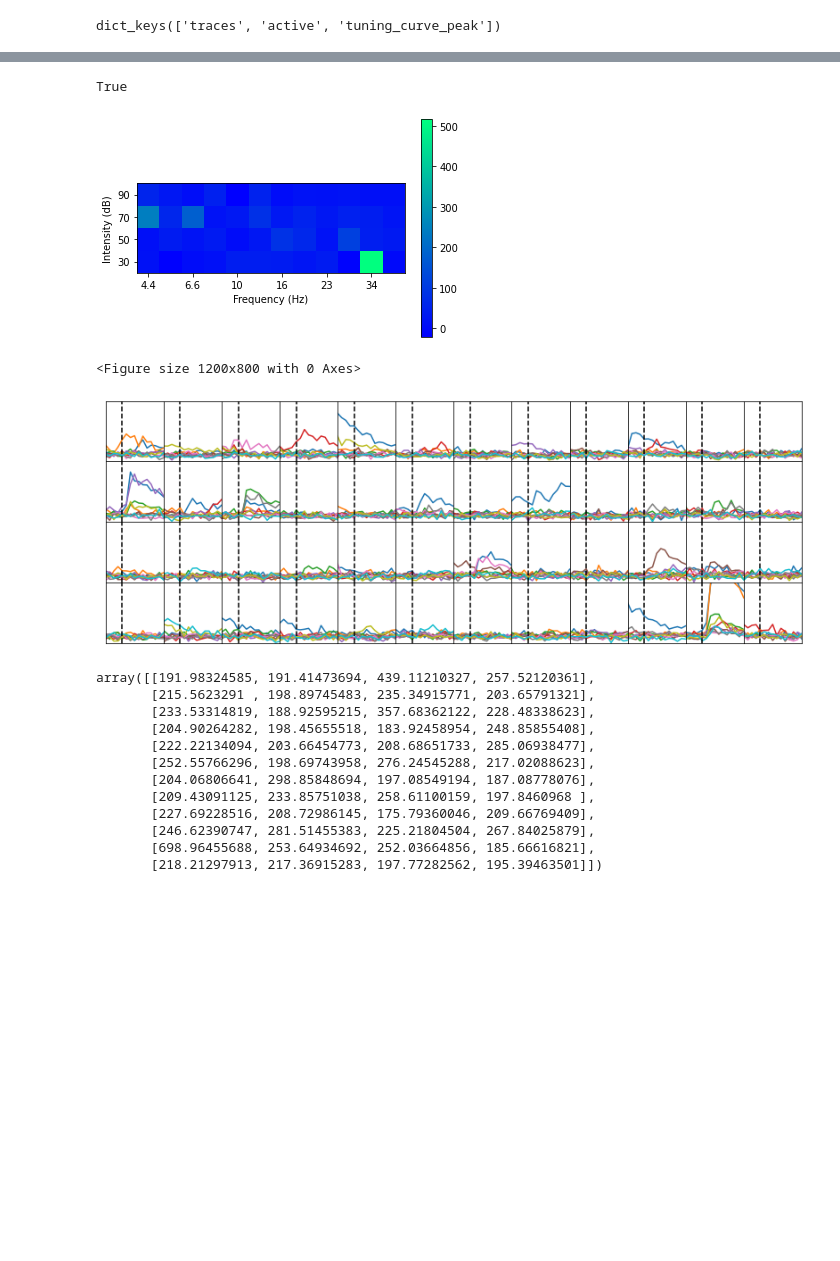
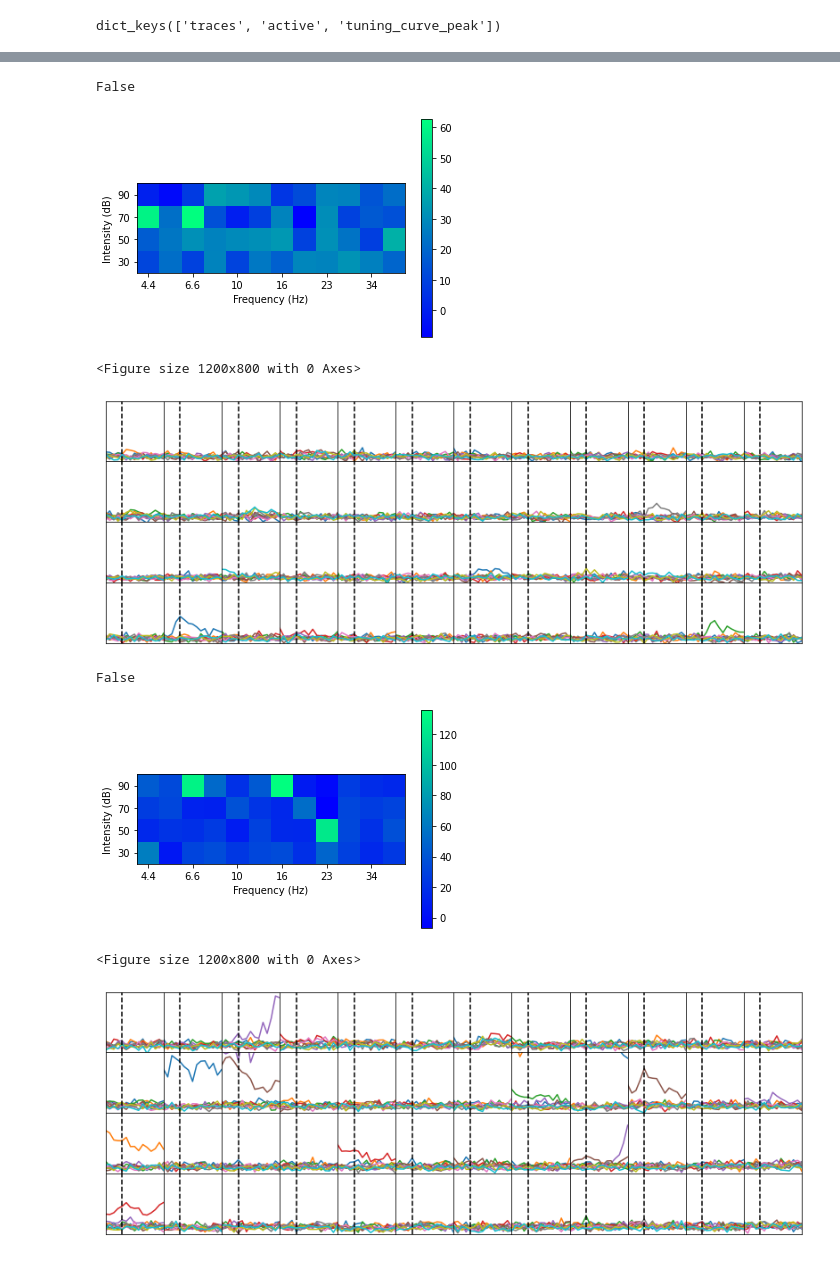
Before and after one commit to ConorLane1995/2Psinapod_two_photon_pipeline, a Jupyter notebook: notebooks/plot_tuning_curves.ipynb, the cells around one changed output, grey strips where cells are left out. Saved outputs shown, nothing was run; the diff lists cells and outputs as text; code cells hidden in the pictures; blank space fills up the shorter version.

```diff
--- a/notebooks/plot_tuning_curves.ipynb
+++ b/notebooks/plot_tuning_curves.ipynb
@@ -198,24 +198,19 @@ for cell in cell_dictionary:
 2066
 3309
 # %%
-cell_ID = 128
-print(cell_dictionary[cell_ID]['active'])
-plot_single_tuning_curve(cell_dictionary,cell_ID)
-get_cell_tuning_by_peak(cell_dictionary[cell_ID]['traces'],True)
+cell_ID_list = list(cell_dictionary.keys())
+for i in range(len(cell_ID_list)):
+    cell_ID = cell_ID_list[i]
+    print(cell_dictionary[cell_ID]['active'])
+    plot_single_tuning_curve(cell_dictionary,cell_ID)
+    get_cell_tuning_by_peak(cell_dictionary[cell_ID]['traces'],True)
+    input("Press enter to continue...")
 # %% [output]
-True
+False
-[figure, old version]
+[figure, new version]
 <Figure size 1200x800 with 0 Axes>
-[figure, old version]
+[figure, new version]
-array([[191.98324585, 191.41473694, 439.11210327, 257.52120361],
-       [215.5623291 , 198.89745483, 235.34915771, 203.65791321],
-       [233.53314819, 188.92595215, 357.68362122, 228.48338623],
-       [204.90264282, 198.45655518, 183.92458954, 248.85855408],
-       [222.22134094, 203.66454773, 208.68651733, 285.06938477],
-       [252.55766296, 198.69743958, 276.24545288, 217.02088623],
-       [204.06806641, 298.85848694, 197.08549194, 187.08778076],
-       [209.43091125, 233.85751038, 258.61100159, 197.8460968 ],
-       [227.69228516, 208.72986145, 175.79360046, 209.66769409],
-       [246.62390747, 281.51455383, 225.21804504, 267.84025879],
-       [698.96455688, 253.64934692, 252.03664856, 185.66616821],
-       [218.21297913, 217.36915283, 197.77282562, 195.39463501]])
+False
+[figure, added]
+<Figure size 1200x800 with 0 Axes>
+[figure, added]
```
Also changed, not shown: parts of 1 cell of this notebook, 4 other files.
